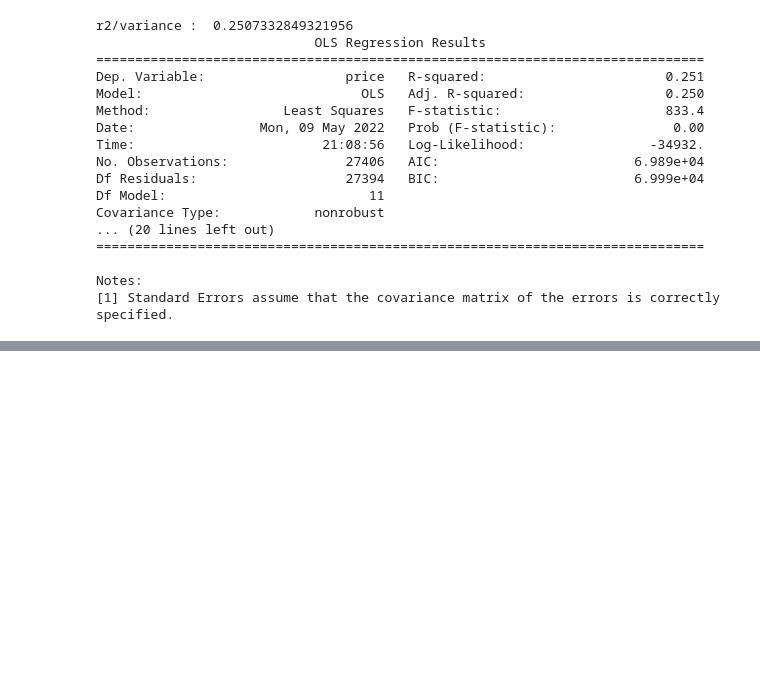
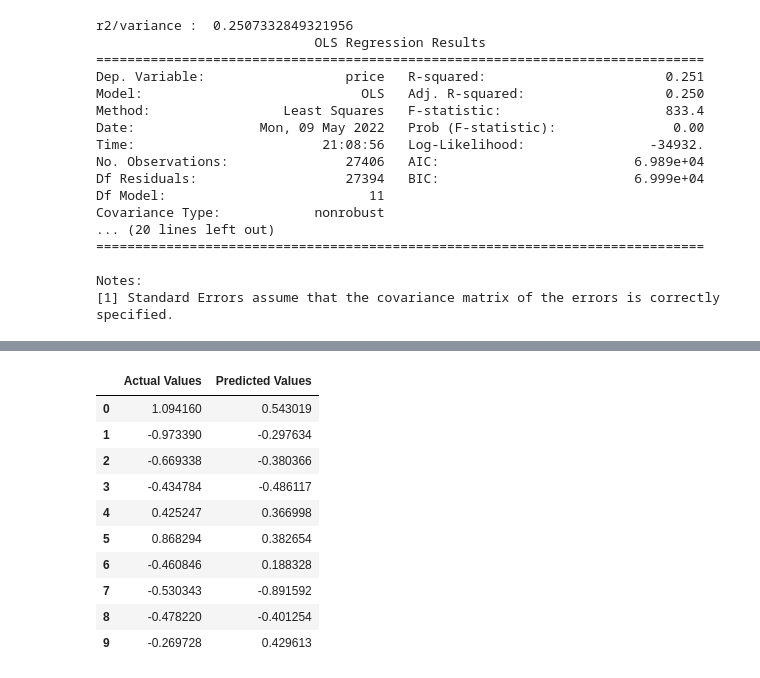
Before and after one commit to csridlen/eco395m-project-2, a Jupyter notebook: code/Linear_regression.ipynb, the cells around one changed output, grey strips where cells are left out. Cells and saved outputs as stored; diff of their text form; code cells hidden in the pictures; blank space fills up the shorter version.

```diff
--- a/code/Linear_regression.ipynb
+++ b/code/Linear_regression.ipynb
@@ -156,0 +167,16 @@ Notes:
+# %%
+#Actual vs. predicted values
+error = pd.DataFrame({'Actual Values': np.array(y_test).flatten(), 'Predicted Values': predictions.flatten()})
+error.head(10)
+# %% [output]
+|  | Actual Values | Predicted Values |
+| 0 | 1.094160 | 0.543019 |
+| 1 | -0.973390 | -0.297634 |
+| 2 | -0.669338 | -0.380366 |
+| 3 | -0.434784 | -0.486117 |
+| 4 | 0.425247 | 0.366998 |
+| 5 | 0.868294 | 0.382654 |
+| 6 | -0.460846 | 0.188328 |
+| 7 | -0.530343 | -0.891592 |
+| 8 | -0.478220 | -0.401254 |
+| 9 | -0.269728 | 0.429613 |
```
Also changed, not shown: parts of 1 cell of this notebook.
